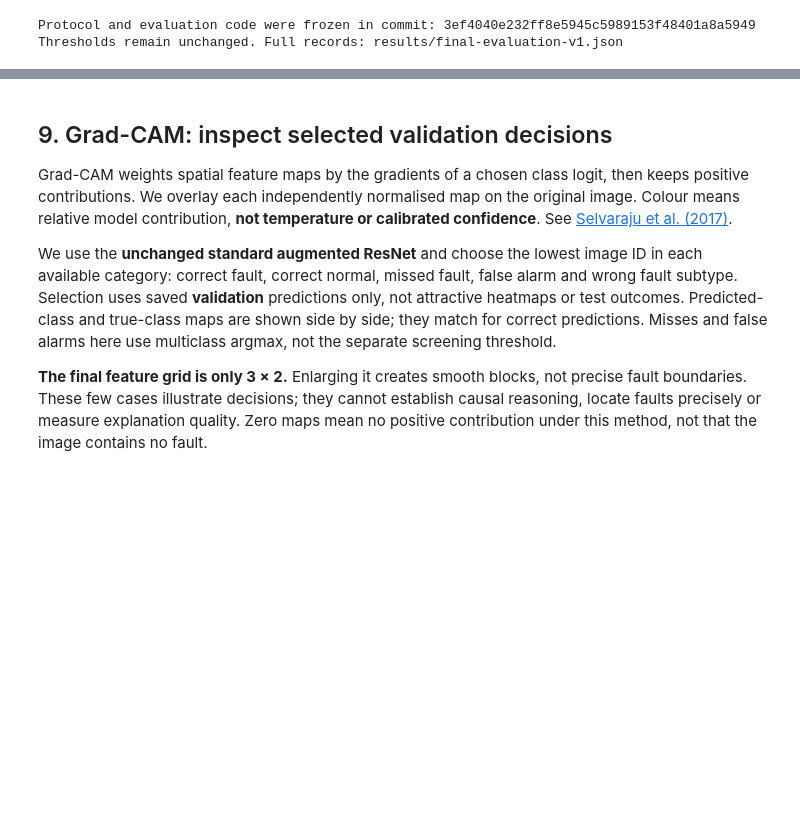
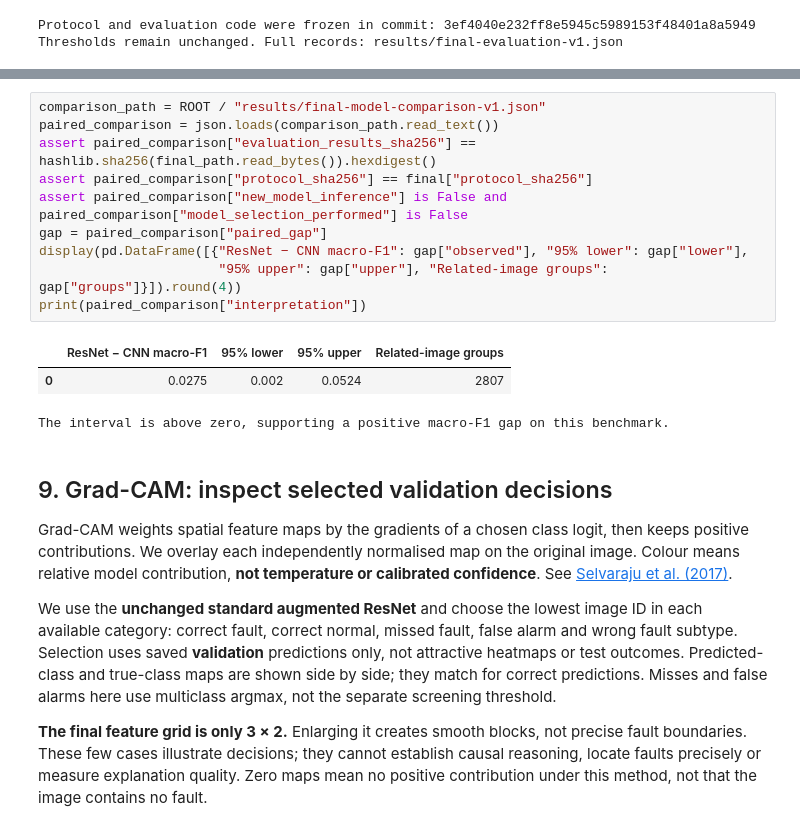
Before and after one commit to tw84794-sys/ENGG2112_PV_Fault_Classification, a Jupyter notebook: notebooks/03_resnet18_experiments.ipynb, the cells around one changed output, grey strips where cells are left out. Saved outputs shown, nothing was run; the diff lists cells and outputs as text; blank space fills up the shorter version.

Commit message:
Add paired model comparison and report preparation documents

```diff
--- a/notebooks/03_resnet18_experiments.ipynb
+++ b/notebooks/03_resnet18_experiments.ipynb
@@ -304,3 +310,17 @@ Thresholds remain unchanged. Full records: results/final-evaluation-v1.json
+# %%
+comparison_path = ROOT / "results/final-model-comparison-v1.json"
+paired_comparison = json.loads(comparison_path.read_text())
+assert paired_comparison["evaluation_results_sha256"] == hashlib.sha256(final_path.read_bytes()).hexdigest()
+assert paired_comparison["protocol_sha256"] == final["protocol_sha256"]
+assert paired_comparison["new_model_inference"] is False and paired_comparison["model_selection_performed"] is False
+gap = paired_comparison["paired_gap"]
+display(pd.DataFrame([{"ResNet − CNN macro-F1": gap["observed"], "95% lower": gap["lower"],
+                       "95% upper": gap["upper"], "Related-image groups": gap["groups"]}]).round(4))
+print(paired_comparison["interpretation"])
+# %% [output]
+|  | ResNet − CNN macro-F1 | 95% lower | 95% upper | Related-image groups |
+| 0 | 0.0275 | 0.002 | 0.0524 | 2807 |
+The interval is above zero, supporting a positive macro-F1 gap on this benchmark.
 # %% [markdown]
 ## 9. Grad-CAM: inspect selected validation decisions
 
```
Also changed, not shown: parts of 2 cells of this notebook, 10 other files.
